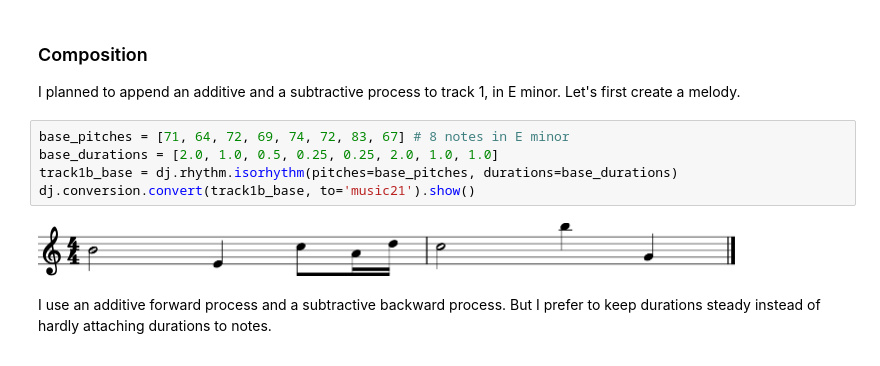
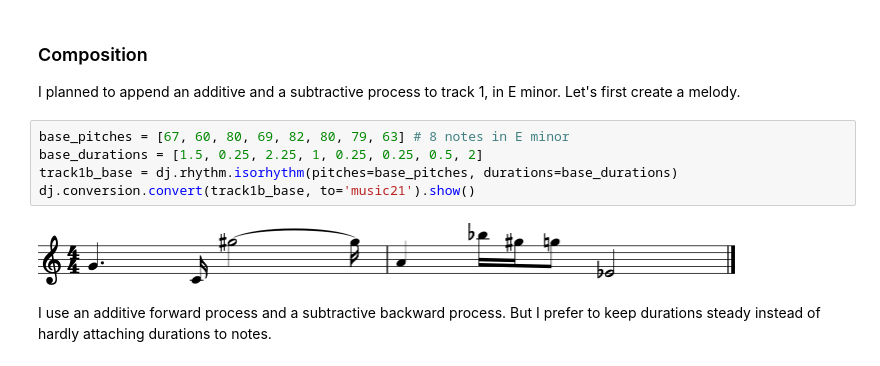
Before and after one commit to essicolo/djalgo, a Jupyter notebook: source/04_minimalism.ipynb, the cells around one changed output. Saved outputs shown, nothing was run; the diff lists cells and outputs as text.

```diff
--- a/source/04_minimalism.ipynb
+++ b/source/04_minimalism.ipynb
@@ -121,12 +124,12 @@ Let's try additive processes on our composition.
 
 I planned to append an additive and a subtractive process to track 1, in E minor. Let's first create a melody.
 # %%
-base_pitches = [71, 64, 72, 69, 74, 72, 83, 67] # 8 notes in E minor
-base_durations = [2.0, 1.0, 0.5, 0.25, 0.25, 2.0, 1.0, 1.0]
+base_pitches = [67, 60, 80, 69, 82, 80, 79, 63] # 8 notes in E minor
+base_durations = [1.5, 0.25, 2.25, 1, 0.25, 0.25, 0.5, 2]
 track1b_base = dj.rhythm.isorhythm(pitches=base_pitches, durations=base_durations)
 dj.conversion.convert(track1b_base, to='music21').show()
 # %% [output]
-[figure, old version]
+[figure, new version]
 # %% [markdown]
 I use an additive forward process and a subtractive backward process. But I prefer to keep durations steady instead of hardly attaching durations to notes.
 # %%
```
Also changed, not shown: parts of 8 cells of this notebook, 7 other files.
